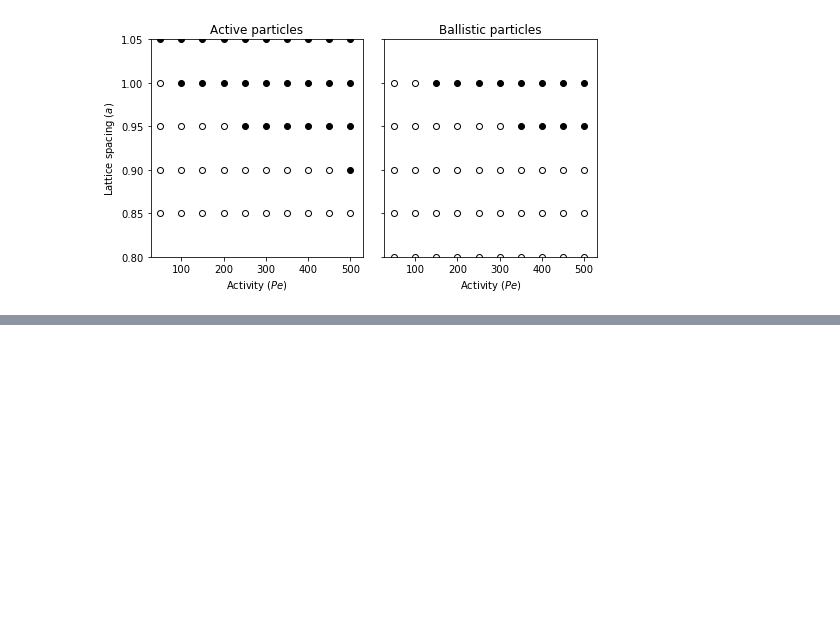
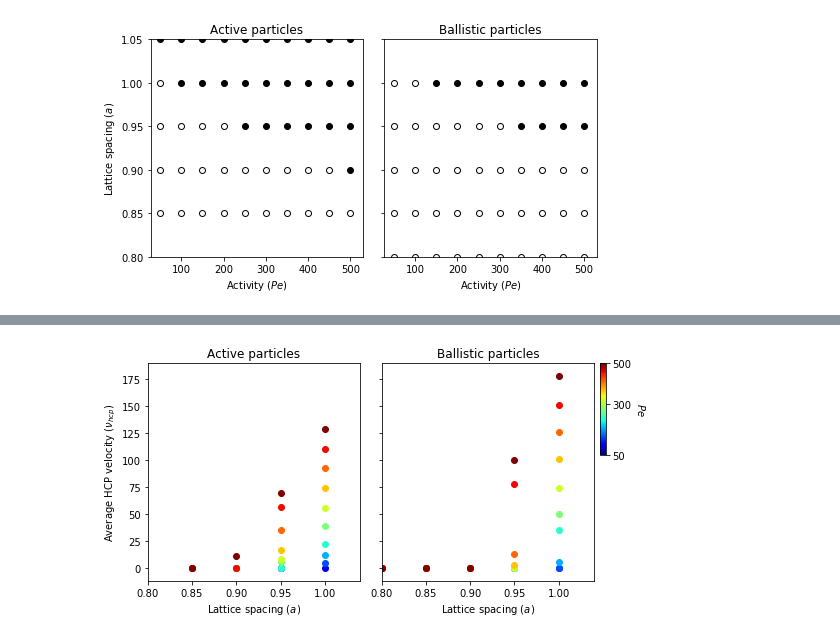
Before and after one commit to kolbt/whingdingdilly, a Jupyter notebook: ipython/hcpStudy/hcpAnalyze.ipynb, the cells around one changed output, grey strips where cells are left out. Saved outputs shown, nothing was run; the diff lists cells and outputs as text; code cells hidden in the pictures; blank space fills up the shorter version.

```diff
--- a/ipython/hcpStudy/hcpAnalyze.ipynb
+++ b/ipython/hcpStudy/hcpAnalyze.ipynb
@@ -223,0 +259,32 @@ plt.show()
+# %%
+# Let's plot lines on velocity vs lattice and velocity vs activity
+fig, ax = plt.subplots(1, 2, figsize=(8, 4), sharey=True)
+maxPe = max(peList)
+for i in xrange(len(all_data)):
+    if actList[i]:
+        ax[0].scatter(latList[i], all_data[i]['Velocity'][0], c=plt.cm.jet(peList[i]/maxPe))
+    else:
+        ax[1].scatter(latList[i], all_data[i]['Velocity'][0], c=plt.cm.jet(peList[i]/maxPe))
+
+ax[0].set_xlim(0.8, 1.04)
+ax[1].set_xlim(0.8, 1.04)
+ax[0].set_xlabel(r'Lattice spacing $(a)$')
+ax[1].set_xlabel(r'Lattice spacing $(a)$')
+ax[0].set_ylabel(r'Average HCP velocity $(\nu_{hcp})$')
+ax[0].set_title('Active particles')
+ax[1].set_title('Ballistic particles')
+plt.subplots_adjust(wspace=0.1)
+
+# Make a colorbar (left, bottom, width, height)
+ax3 = fig.add_axes([0.91, 0.562, 0.01, 0.32])
+jet_trunc = mpl.cm.jet
+norm = mpl.colors.Normalize(vmin=50, vmax=500)
+cb1 = mpl.colorbar.ColorbarBase(ax3, cmap=jet_trunc,
+                                norm=norm,
+                                orientation='vertical',
+                               ticks=[50, 300, 500])
+cb1.set_label(r'$Pe$', labelpad=15, rotation=270)
+
+plt.show()
+# %% [output]
+[figure, added]
```
Also changed, not shown: parts of 3 cells of this notebook.
